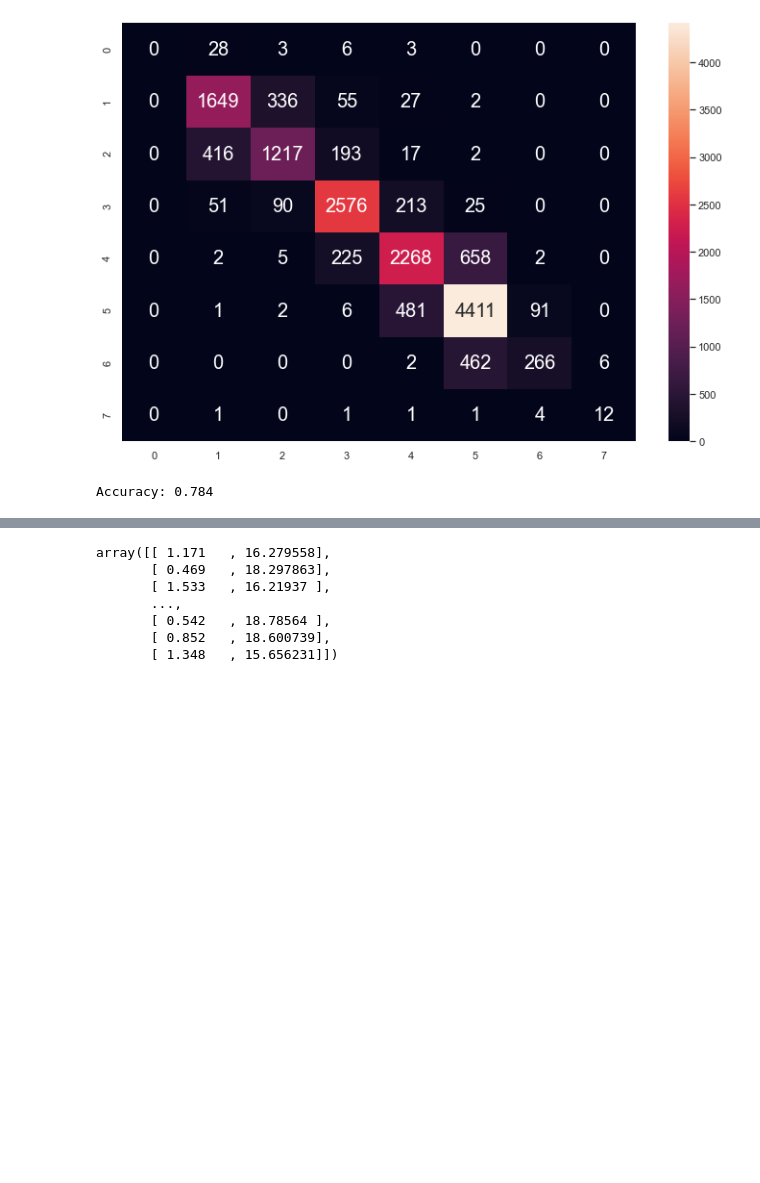
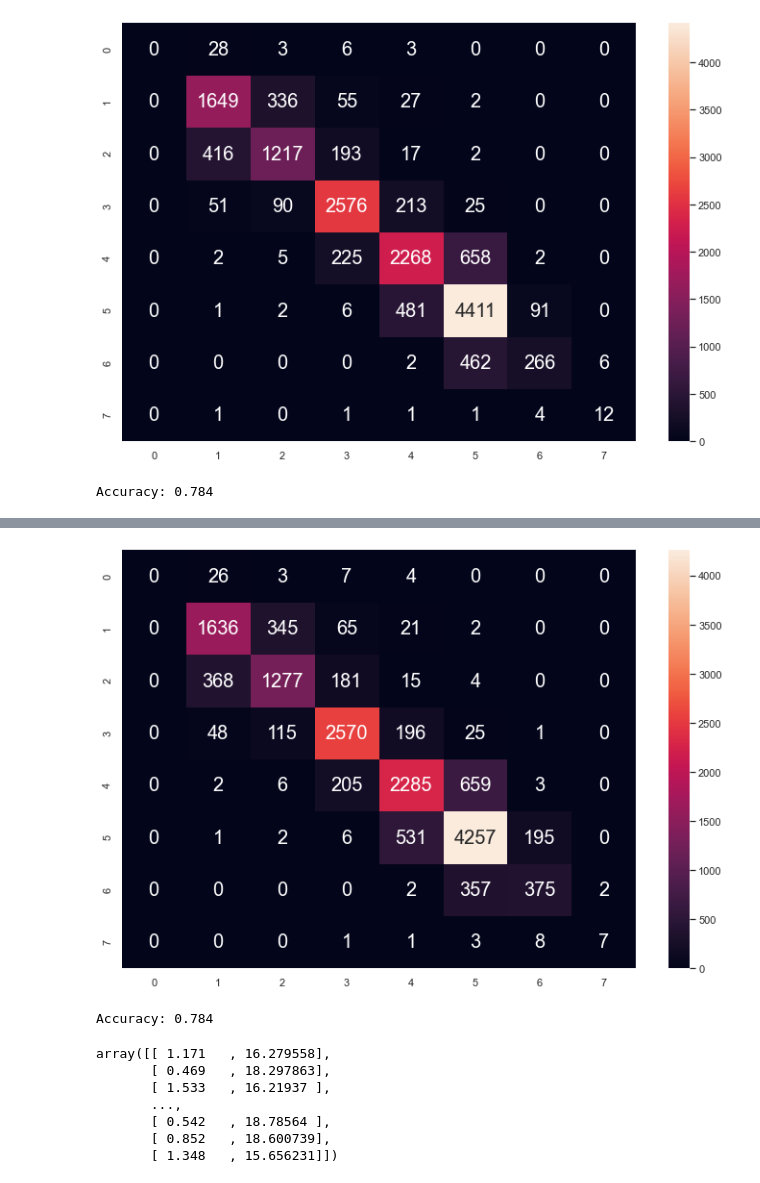
Before and after one commit to mattebasta/MachineLearning, a Jupyter notebook: Clustering Stelle/clustering_balanced.ipynb, the cells around one changed output, grey strips where cells are left out. Drawn from its saved outputs; the diff is of its cells as text; code cells hidden in the pictures; blank space fills up the shorter version.

```diff
--- a/Clustering Stelle/clustering_balanced.ipynb
+++ b/Clustering Stelle/clustering_balanced.ipynb
@@ -329,0 +361,4 @@ Accuracy: 0.784
+# %%
+knn_predict=knn.predict(X_test)
+cm2=confusion_matrix(y_test, knn_predict)
+print("CM SVM\n",cm2)
@@ -330,3 +375,16 @@ Accuracy: 0.784
+# %%
+df_cm2 = pd.DataFrame(cm2)
+plt.figure(figsize=(12, 8))
+sns.set(font_scale=1)
+sns.heatmap(df_cm2, annot=True, fmt="d", annot_kws={"size":20})
+plt.show()
+# %% [output]
+[figure, added]
+# %%
+acc2=accuracy_score(y_test, knn_predict)
+print('Accuracy: %.3f' % acc2)
+# %% [output]
+Accuracy: 0.784
 # %%
 X_arr=X_test.to_numpy()
 X_arr
```
Also changed, not shown: parts of 8 cells of this notebook, 1 other file.
